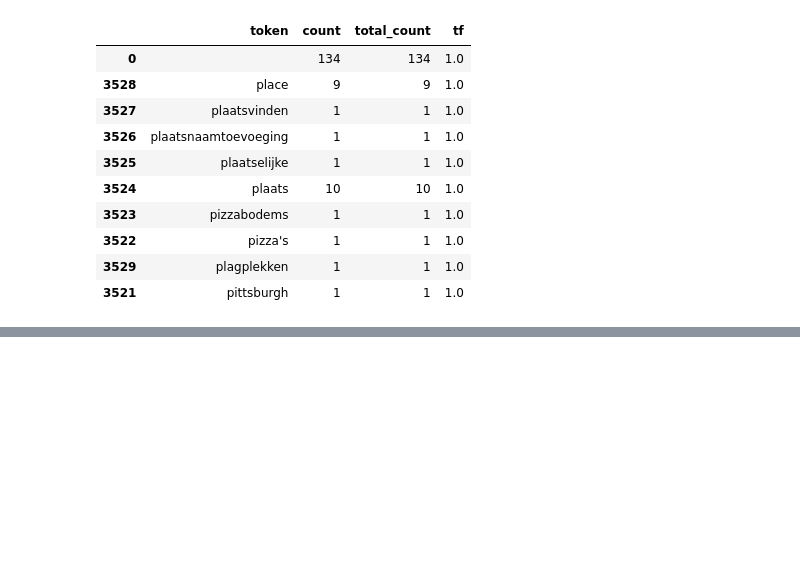
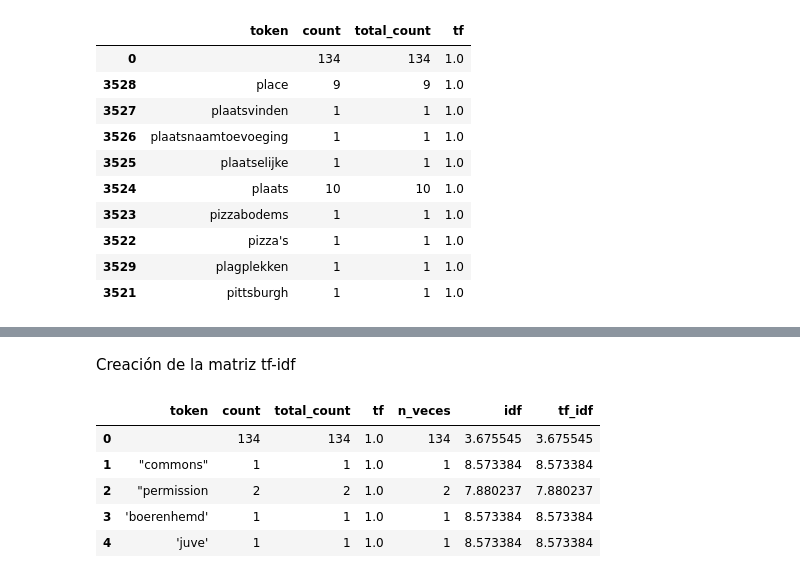
Before and after one commit to JoseQuinteroTC/IA-ML-, a Jupyter notebook: IA ML/Entregable_IA.ipynb, the cells around one changed output, grey strips where cells are left out. Drawn from its saved outputs; the diff is of its cells as text; code cells hidden in the pictures; blank space fills up the shorter version.

```diff
--- a/IA ML/Entregable_IA.ipynb
+++ b/IA ML/Entregable_IA.ipynb
@@ -447,0 +455,12 @@ tf.sort_values(by = "tf").head(10)
+# %%
+# Inverse document frequency
+# ==============================================================================
+idf = texto_tidy.copy()
+total_documents = idf["token"].drop_duplicates().count()
+# Número de comentarios en los que aparece cada término
+idf = idf.groupby(["token"])["token"].agg(["count"]).reset_index()
+idf[' n_veces'] = idf.groupby('token')['count'].transform(sum)
+# Cálculo del idf
+idf['idf'] = np.log(total_documents / idf[' n_veces'])
+idf = idf[["token"," n_veces", "idf"]].drop_duplicates()
+idf.sort_values(by="idf").head()
@@ -447,0 +475,15 @@ tf.sort_values(by = "tf").head(10)
+# %% [markdown]
+Creación de la matriz tf-idf
+# %%
+# Term Frequency - Inverse Document Frequency
+tf_idf = pd.merge(left=tf, right=idf, on="token")
+tf_idf["tf_idf"] = tf_idf["tf"] * tf_idf["idf"]
+
+tf_idf.sort_values(by="token").head()
+# %% [output]
+|  | token | count | total_count | tf | n_veces | idf | tf_idf |
+| 0 |  | 134 | 134 | 1.0 | 134 | 3.675545 | 3.675545 |
+| 1 | "commons" | 1 | 1 | 1.0 | 1 | 8.573384 | 8.573384 |
+| 2 | "permission | 2 | 2 | 1.0 | 2 | 7.880237 | 7.880237 |
+| 3 | 'boerenhemd' | 1 | 1 | 1.0 | 1 | 8.573384 | 8.573384 |
+| 4 | 'juve' | 1 | 1 | 1.0 | 1 | 8.573384 | 8.573384 |
```
Also changed, not shown: parts of 26 cells of this notebook.
